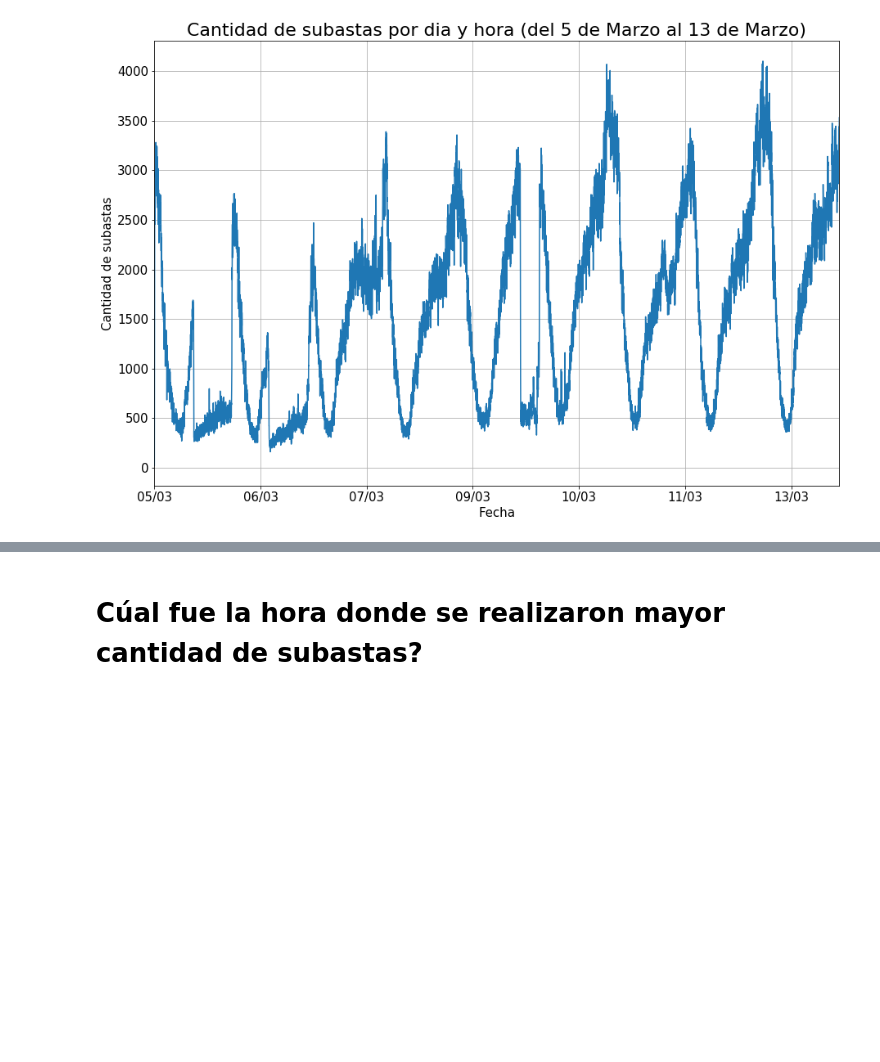
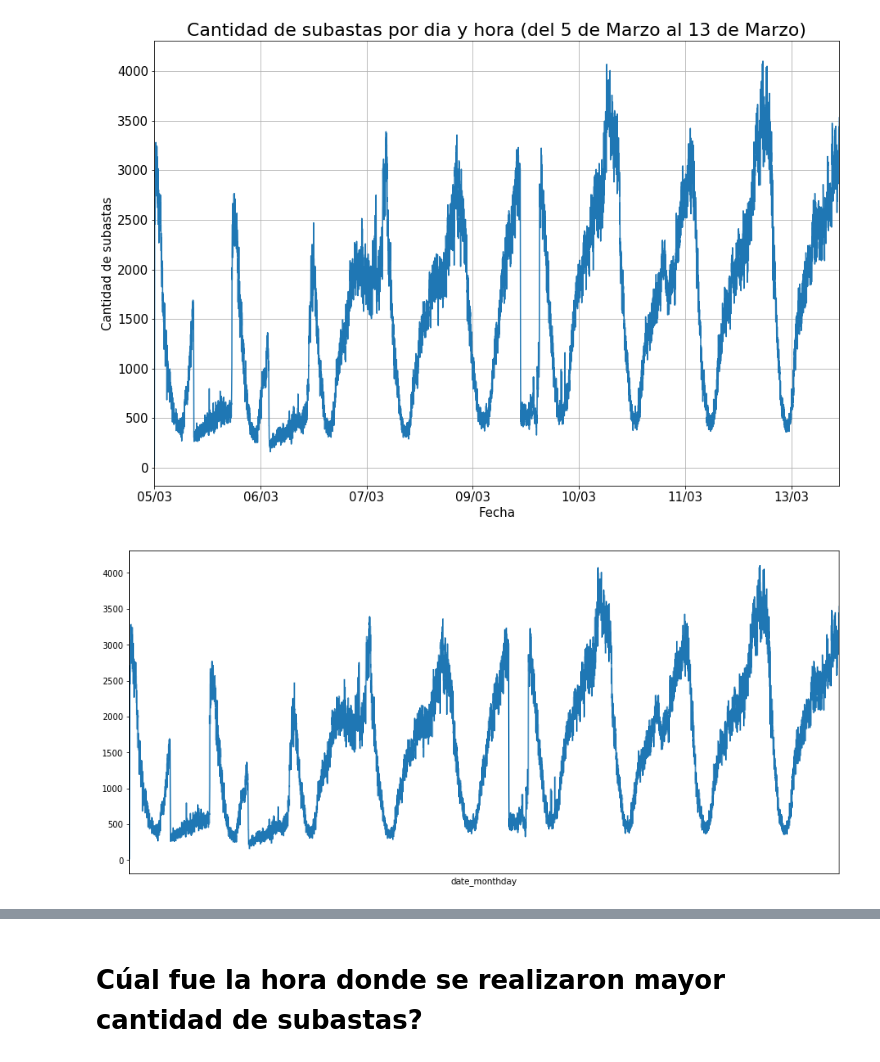
Before and after one commit to faristegui/tpdatos2019, a Jupyter notebook: notebooks/Auctions_Analisis_cesar.ipynb, the cells around one changed output, grey strips where cells are left out. Saved outputs shown, nothing was run; the diff lists cells and outputs as text; code cells hidden in the pictures; blank space fills up the shorter version.

```diff
--- a/notebooks/Auctions_Analisis_cesar.ipynb
+++ b/notebooks/Auctions_Analisis_cesar.ipynb
@@ -414,3 +402,13 @@ plt.xlabel('Fecha',fontsize=15)
 plt.show()
 # %% [output]
 [figure]
+# %%
+fig, ax = plt.subplots(figsize=(15,7))
+dfAuctionsByDateHour2.loc[:,'total'].plot(ax=ax)
+
+#set ticks every week
+ax.xaxis.set_major_locator(mdates.DayLocator())
+#set major ticks format
+ax.xaxis.set_major_formatter(mdates.DateFormatter('%b %d'))
+# %% [output]
+[figure, added]
```
Also changed, not shown: parts of 26 cells of this notebook.
